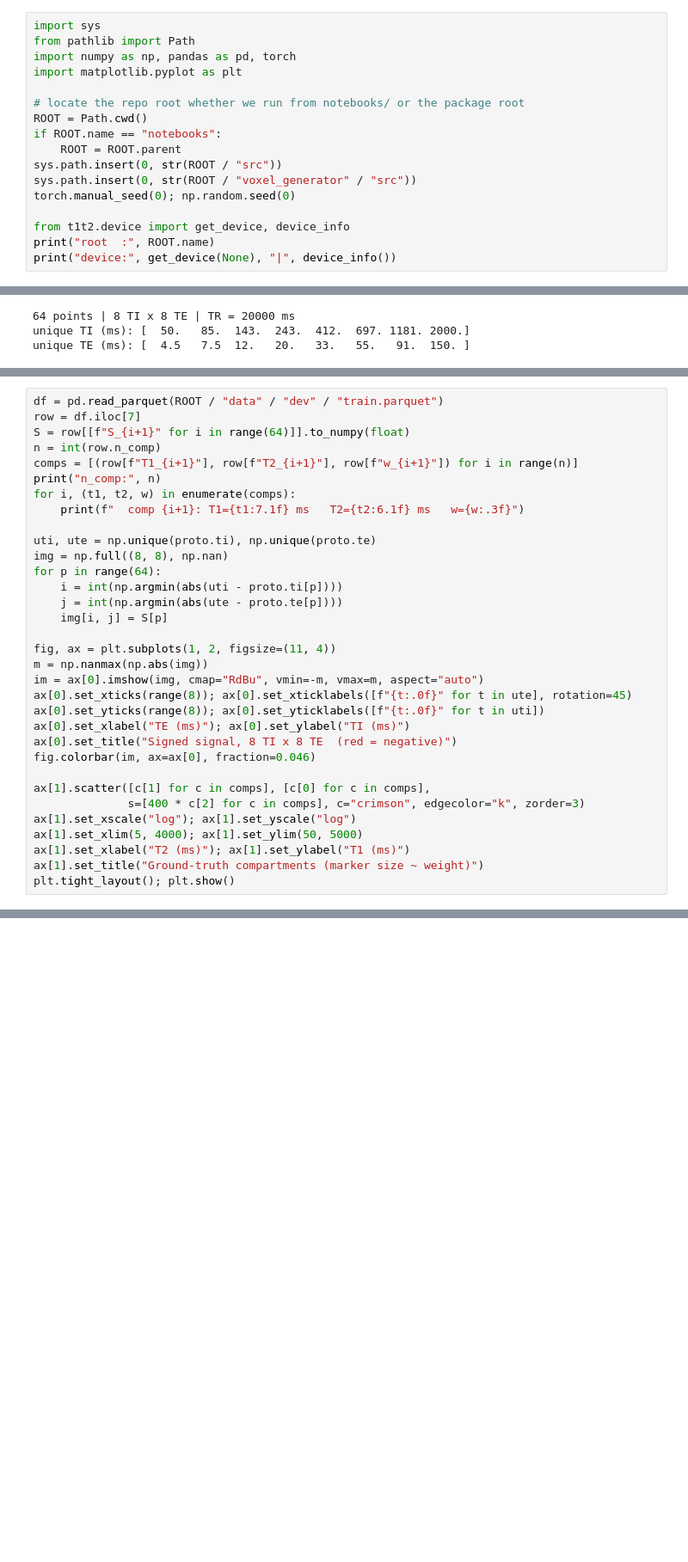
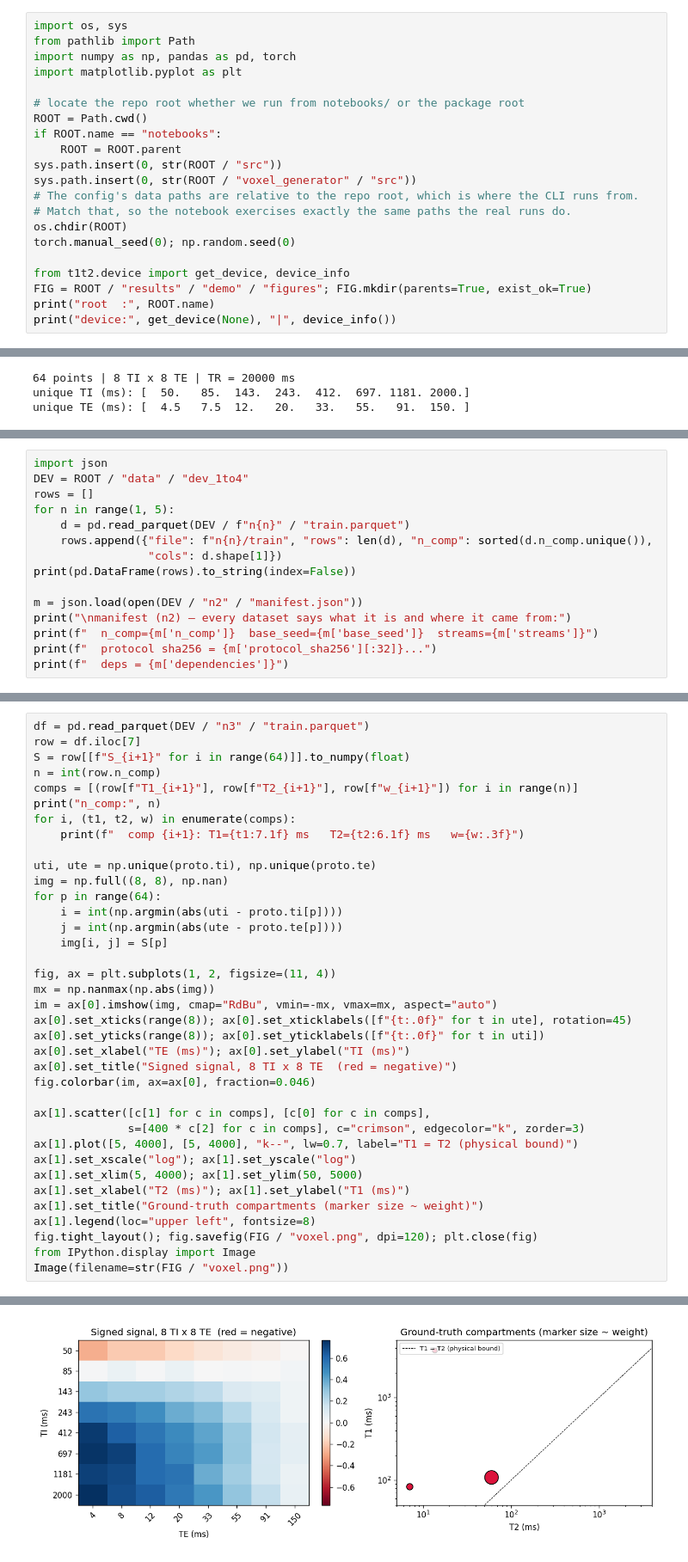
Before and after one commit to fatihoezkan/t1t2_component_detection, a Jupyter notebook: notebooks/demo.ipynb, the cells around one changed output, grey strips where cells are left out. Shown at 86% size. Drawn from its saved outputs; the diff is of its cells as text; blank space fills up the shorter version.

```diff
--- a/notebooks/demo.ipynb
+++ b/notebooks/demo.ipynb
@@ -11,5 +11,5 @@ model learns.
 # %%
-import sys
+import os, sys
 from pathlib import Path
 import numpy as np, pandas as pd, torch
 import matplotlib.pyplot as plt
@@ -20,9 +20,13 @@ if ROOT.name == "notebooks":
     ROOT = ROOT.parent
 sys.path.insert(0, str(ROOT / "src"))
 sys.path.insert(0, str(ROOT / "voxel_generator" / "src"))
+# The config's data paths are relative to the repo root, which is where the CLI runs from.
+# Match that, so the notebook exercises exactly the same paths the real runs do.
+os.chdir(ROOT)
 torch.manual_seed(0); np.random.seed(0)
 
 from t1t2.device import get_device, device_info
+FIG = ROOT / "results" / "demo" / "figures"; FIG.mkdir(parents=True, exist_ok=True)
 print("root  :", ROOT.name)
 print("device:", get_device(None), "|", device_info())
 # %% [output]
@@ -43,0 +55,15 @@ unique TE (ms): [  4.5   7.5  12.   20.   33.   55.   91.  150. ]
+# %%
+import json
+DEV = ROOT / "data" / "dev_1to4"
+rows = []
+for n in range(1, 5):
+    d = pd.read_parquet(DEV / f"n{n}" / "train.parquet")
+    rows.append({"file": f"n{n}/train", "rows": len(d), "n_comp": sorted(d.n_comp.unique()),
+                 "cols": d.shape[1]})
+print(pd.DataFrame(rows).to_string(index=False))
+
+m = json.load(open(DEV / "n2" / "manifest.json"))
+print("\nmanifest (n2) — every dataset says what it is and where it came from:")
+print(f"  n_comp={m['n_comp']}  base_seed={m['base_seed']}  streams={m['streams']}")
+print(f"  protocol sha256 = {m['protocol_sha256'][:32]}...")
+print(f"  deps = {m['dependencies']}")
@@ -49,5 +86,5 @@ why the data is signed and the noise model is Gaussian, not Rician.
 # %%
-df = pd.read_parquet(ROOT / "data" / "dev" / "train.parquet")
+df = pd.read_parquet(DEV / "n3" / "train.parquet")
 row = df.iloc[7]
 S = row[[f"S_{i+1}" for i in range(64)]].to_numpy(float)
 n = int(row.n_comp)
@@ -64,8 +101,8 @@ for p in range(64):
     img[i, j] = S[p]
 
 fig, ax = plt.subplots(1, 2, figsize=(11, 4))
-m = np.nanmax(np.abs(img))
-im = ax[0].imshow(img, cmap="RdBu", vmin=-m, vmax=m, aspect="auto")
+mx = np.nanmax(np.abs(img))
+im = ax[0].imshow(img, cmap="RdBu", vmin=-mx, vmax=mx, aspect="auto")
 ax[0].set_xticks(range(8)); ax[0].set_xticklabels([f"{t:.0f}" for t in ute], rotation=45)
 ax[0].set_yticks(range(8)); ax[0].set_yticklabels([f"{t:.0f}" for t in uti])
 ax[0].set_xlabel("TE (ms)"); ax[0].set_ylabel("TI (ms)")
@@ -74,9 +111,13 @@ fig.colorbar(im, ax=ax[0], fraction=0.046)
 
 ax[1].scatter([c[1] for c in comps], [c[0] for c in comps],
               s=[400 * c[2] for c in comps], c="crimson", edgecolor="k", zorder=3)
+ax[1].plot([5, 4000], [5, 4000], "k--", lw=0.7, label="T1 = T2 (physical bound)")
 ax[1].set_xscale("log"); ax[1].set_yscale("log")
 ax[1].set_xlim(5, 4000); ax[1].set_ylim(50, 5000)
 ax[1].set_xlabel("T2 (ms)"); ax[1].set_ylabel("T1 (ms)")
 ax[1].set_title("Ground-truth compartments (marker size ~ weight)")
-plt.tight_layout(); plt.show()
+ax[1].legend(loc="upper left", fontsize=8)
+fig.tight_layout(); fig.savefig(FIG / "voxel.png", dpi=120); plt.close(fig)
+from IPython.display import Image
+Image(filename=str(FIG / "voxel.png"))
 # %% [output]
@@ -85,0 +128 @@ n_comp: 2
+[figure, added]
```
Also changed, not shown: parts of 25 cells of this notebook, 33 other files.
